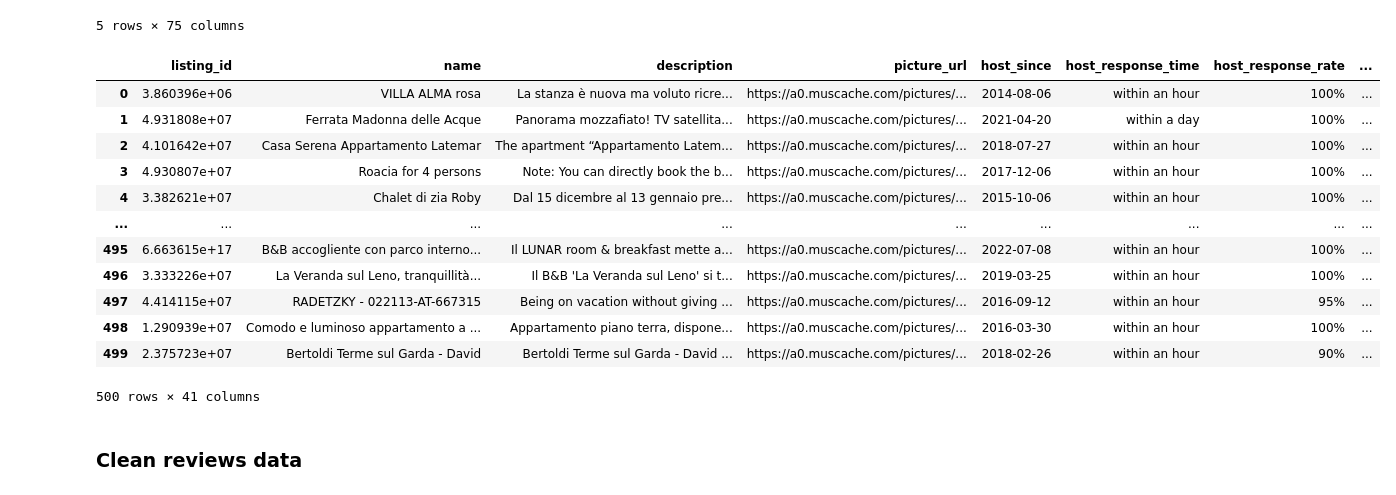
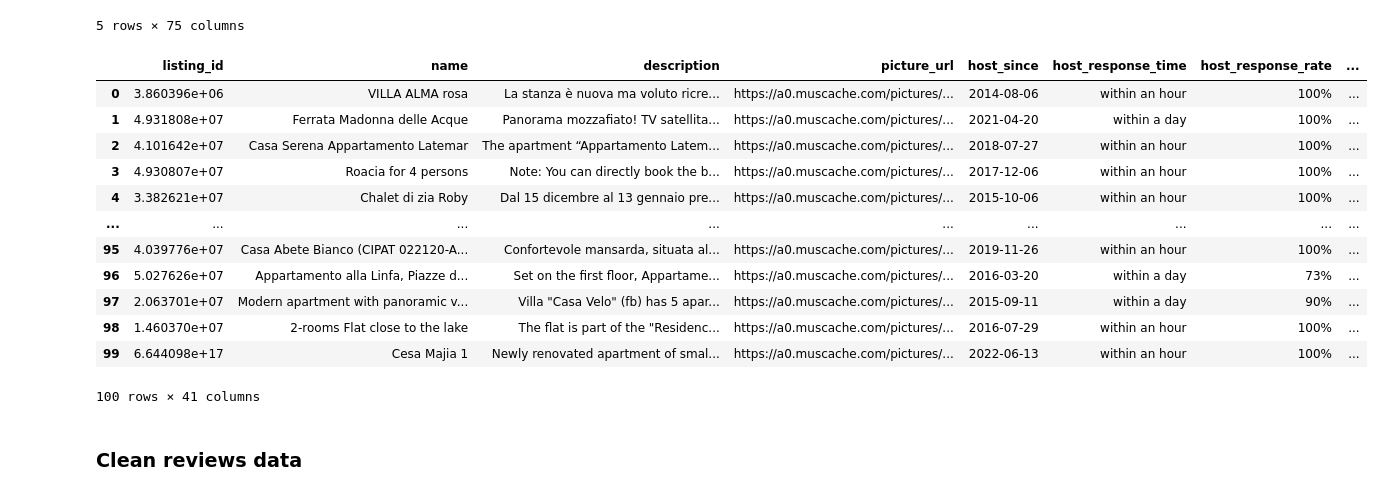
Before and after one commit to tomweinandy/AIinPowerBI, a Jupyter notebook: clean_airbnb_data.ipynb, the cells around one changed output. Cells and saved outputs as stored; diff of their text form; code cells hidden in the pictures.

Commit message:
Pare down listings dataset to 100

```diff
--- a/clean_airbnb_data.ipynb
+++ b/clean_airbnb_data.ipynb
@@ -33,41 +33,41 @@ cleaned_description_list = []
 for description in listings['description']:
     if type(description) == type('str'):
         cleaned_description = re.sub('<[^<]+?>', ' ', description)      # remove html
         cleaned_description = cleaned_description.replace('\n', ' ')    # remove linebreaks
         cleaned_description = cleaned_description.replace('   ', ' ')   # remove extra space
         cleaned_description = cleaned_description.replace('  ', ' ')    # remove extra space again
     else:
         cleaned_description = np.nan
 
     cleaned_description_list.append(cleaned_description)
 
 # Save to dataframe
 listings['description'] = cleaned_description_list
 
 # Drop duplicates
 listings = listings.dropna()
 
 # Drop rows with the same description
 listings = listings.drop_duplicates(subset='description', keep='first')
 
-# Pare down to 500
-listings = listings.sample(n=500, random_state=24)
+# Pare down to 100
+listings = listings.sample(n=100, random_state=24)
 listings = listings.reset_index(drop=True)
 listings
 # %% [output]
 |  | listing_id | name | description | picture_url | host_since | host_response_time | host_response_rate | ... |
 | 0 | 3.860396e+06 | VILLA ALMA rosa | La stanza è nuova ma voluto ricre... | https://a0.muscache.com/pictures/... | 2014-08-06 | within an hour | 100% | ... |
 | 1 | 4.931808e+07 | Ferrata Madonna delle Acque | Panorama mozzafiato! TV satellita... | https://a0.muscache.com/pictures/... | 2021-04-20 | within a day | 100% | ... |
 | 2 | 4.101642e+07 | Casa Serena Appartamento Latemar | The apartment “Appartamento Latem... | https://a0.muscache.com/pictures/... | 2018-07-27 | within an hour | 100% | ... |
 | 3 | 4.930807e+07 | Roacia for 4 persons | Note: You can directly book the b... | https://a0.muscache.com/pictures/... | 2017-12-06 | within an hour | 100% | ... |
 | 4 | 3.382621e+07 | Chalet di zia Roby | Dal 15 dicembre al 13 gennaio pre... | https://a0.muscache.com/pictures/... | 2015-10-06 | within an hour | 100% | ... |
 | ... | ... | ... | ... | ... | ... | ... | ... | ... |
-| 495 | 6.663615e+17 | B&B accogliente con parco interno... | Il LUNAR room & breakfast mette a... | https://a0.muscache.com/pictures/... | 2022-07-08 | within an hour | 100% | ... |
-| 496 | 3.333226e+07 | La Veranda sul Leno, tranquillità... | Il B&B 'La Veranda sul Leno' si t... | https://a0.muscache.com/pictures/... | 2019-03-25 | within an hour | 100% | ... |
-| 497 | 4.414115e+07 | RADETZKY - 022113-AT-667315 | Being on vacation without giving ... | https://a0.muscache.com/pictures/... | 2016-09-12 | within an hour | 95% | ... |
-| 498 | 1.290939e+07 | Comodo e luminoso appartamento a ... | Appartamento piano terra, dispone... | https://a0.muscache.com/pictures/... | 2016-03-30 | within an hour | 100% | ... |
-| 499 | 2.375723e+07 | Bertoldi Terme sul Garda - David | Bertoldi Terme sul Garda - David ... | https://a0.muscache.com/pictures/... | 2018-02-26 | within an hour | 90% | ... |
+| 95 | 4.039776e+07 | Casa Abete Bianco (CIPAT 022120-A... | Confortevole mansarda, situata al... | https://a0.muscache.com/pictures/... | 2019-11-26 | within an hour | 100% | ... |
+| 96 | 5.027626e+07 | Appartamento alla Linfa, Piazze d... | Set on the first floor, Appartame... | https://a0.muscache.com/pictures/... | 2016-03-20 | within a day | 73% | ... |
+| 97 | 2.063701e+07 | Modern apartment with panoramic v... | Villa "Casa Velo" (fb) has 5 apar... | https://a0.muscache.com/pictures/... | 2015-09-11 | within a day | 90% | ... |
+| 98 | 1.460370e+07 | 2-rooms Flat close to the lake | The flat is part of the "Residenc... | https://a0.muscache.com/pictures/... | 2016-07-29 | within an hour | 100% | ... |
+| 99 | 6.644098e+17 | Cesa Majia 1 | Newly renovated apartment of smal... | https://a0.muscache.com/pictures/... | 2022-06-13 | within an hour | 100% | ... |
-500 rows × 41 columns
+100 rows × 41 columns
 # %%
 # listings.to_csv('listings.csv')
 # %% [markdown]
```
Also changed, not shown: 1 other file.
